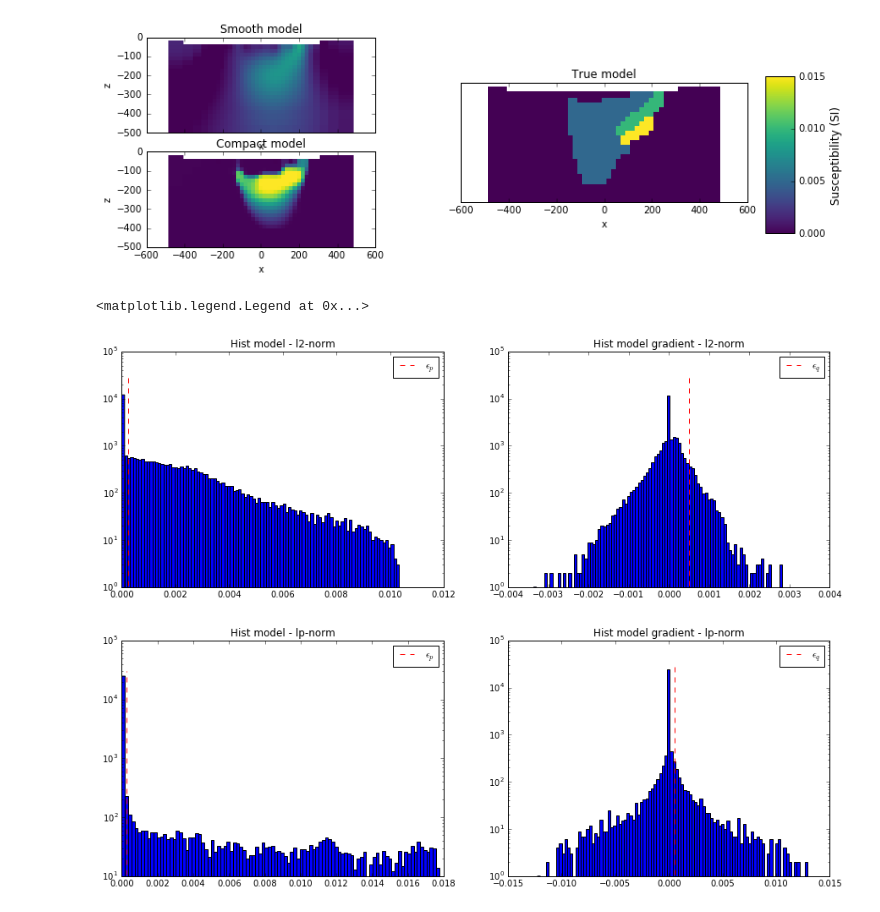
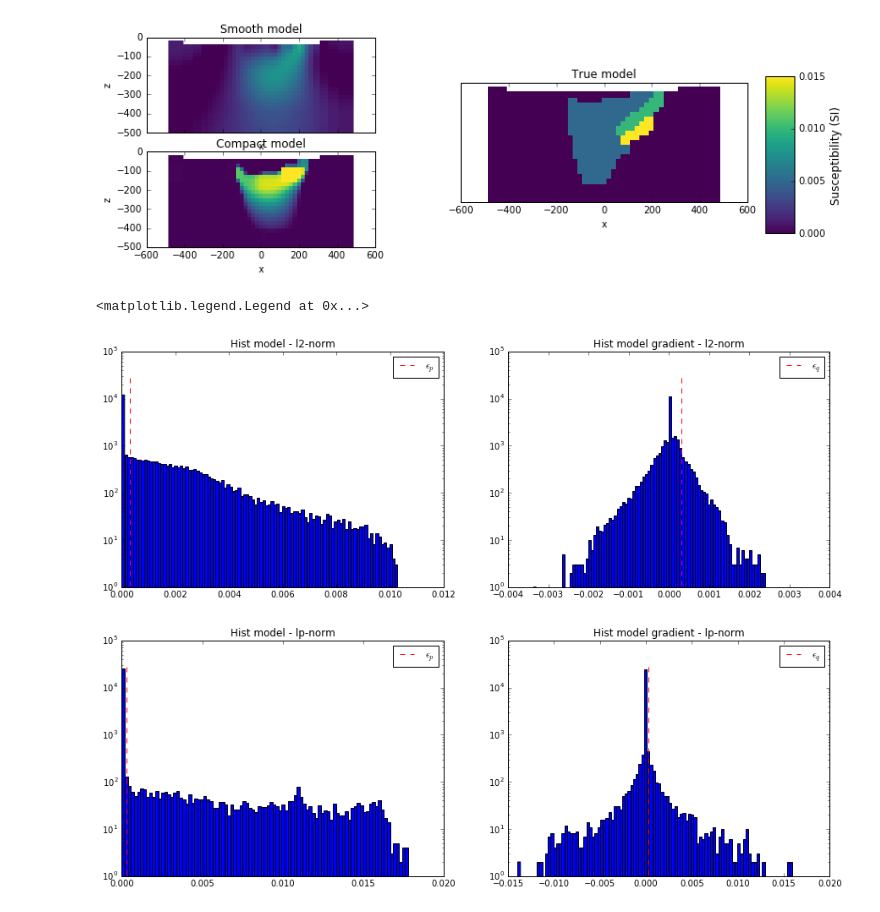
Before and after one commit to geoscixyz/computation, a Jupyter notebook: notebooks/Magnetics over TKC Final.ipynb, the cells around one changed output. Drawn from its saved outputs; the diff is of its cells as text; code cells hidden in the pictures.

```diff
--- a/notebooks/Magnetics over TKC Final.ipynb
+++ b/notebooks/Magnetics over TKC Final.ipynb
@@ -222,21 +111,15 @@ survey = PF.BaseMag.LinearSurvey(srcField)
 # %%
 # Now that we have a model and a survey we can build the linear system ...
-nactv = np.int(np.sum(actv))
-
-# Creat reduced identity map
-idenMap = Maps.IdentityMap(nP=nactv)
-
 # Create the forward model operator (the argument forwardOnly=False store the forward matrix to memory)
-prob = PF.Magnetics.Problem3D_Integral(mesh, mapping=idenMap, actInd=actv, forwardOnly=False, rtype = 'tmi')
+prob = PF.Magnetics.MagneticIntegral(mesh, mapping=idenMap, actInd=actv, forwardOnly=False, rtype = 'tmi')
 
 # Pair the survey and problem
 survey.pair(prob)
 # %%
 # Fist time that we ask for predicted data,
 # the dense matrix T is calculated.
-# This is generally the bottleneck of the integral formulation,
-# in terms of time and memory.
-d = prob.fields(model)
+# This is generally the bottleneck of the integral formulation in terms of cost
+d = prob.fields(driver.m0)
 
 # Add noise to the data and assign uncertainties
 data = d + randn(len(d)) # We add some random Gaussian noise (1nT)
@@ -246,18 +129,8 @@ survey.dobs = data
 survey.std = wd
 
 # [OPTIONAL] You can write the observations to UBC format here
-# PF.Magnetics.writeUBCobs('MAG_Synthetic_data.obs',survey,data)
-
-d2D = data.reshape(X.shape)
-dat = plt.contourf(X-xc,Y-yc, d2D,40)
-plt.gca().set_aspect('equal')
-plt.plot(X.flatten()-xc,Y.flatten()-yc,'k.', ms=2)
-plt.colorbar(dat)
-plt.xlabel("Easting (m)")
-plt.ylabel("Northing (m)")
-plt.title("Total Magnetic Intensity (nT)")
-xlim(-500, 500)
-ylim(-500, 500)
+#PF.Magnetics.writeUBCobs('MAG_Synthetic_data.obs',survey,data)
+PF.Magnetics.plot_obs_2D(survey.srcField.rxList[0].locs,d=data ,varstr='Mag Obs')
 # %% [output]
 Begin calculation of forward operator: ind
 Done 0.0 %
@@ -340,10 +211,8 @@ The whole IRLS process is implemented with a directive added to the inversion wo
 # Create distance weights from our linera forward operator
 wr = np.sum(prob.G**2.,axis=0)**0.5
 wr = ( wr/np.max(wr) )
-#wr = PF.Magnetics.get_dist_wgt(mesh, survey.srcField.rxList[0].locs, actv, 3., np.min(mesh.hx)/4.)
-#wr = wr**2. # Need to square to be included as weights
 
-reg = Regularization.Sparse(mesh, indActive = actv, mapping = idenMap)
+reg = Regularization.Sparse(mesh, indActive=actv, mapping=idenMap)
 reg.cell_weights = wr
 
 dmis = DataMisfit.l2_DataMisfit(survey)
@@ -357,11 +226,7 @@ betaest = Directives.BetaEstimate_ByEig()
 # Here is where the norms are applied
 # Use pick a treshold parameter empirically based on the distribution of model
 # parameters (run last cell to see the histogram before and after IRLS)
-eps = [2.5e-4,5e-4] # Threshold parameters to penalize different model parameters
-norms = [0,1,1,1] # Norms applies on the model and 3 gradients [p, qx, qy, qz]
-
-
-IRLS = Directives.Update_IRLS( norms=norms,  eps=eps, f_min_change = 1e-1, minGNiter=6)
+IRLS = Directives.Update_IRLS( norms=driver.lpnorms,  eps=[3e-4,3e-4], f_min_change = 1e-4, minGNiter=3)
 update_Jacobi = Directives.Update_lin_PreCond()
 inv = Inversion.BaseInversion(invProb, directiveList=[IRLS,betaest,update_Jacobi])
 
@@ -477,36 +341,36 @@ interact(slide, s=(0,34), normal=['Y','Z','X'])
 # %%
 # Lets compare the distribution of model parameters and model gradients
 plt.figure(figsize=[15,5])
 ax = plt.subplot(121)
 plt.hist(reg.l2model,100)
-plt.plot((eps[0],eps[0]),(0,mesh.nC),'r--')
+plt.plot((reg.eps_p,reg.eps_p),(0,mesh.nC),'r--')
 plt.yscale('log', nonposy='clip')
 plt.title('Hist model - l2-norm')
 plt.legend(['$\epsilon_p$'])
 
 ax = plt.subplot(122)
 plt.hist(reg.regmesh.cellDiffxStencil*reg.l2model,100)
-plt.plot((eps[1],eps[1]),(0,mesh.nC),'r--')
+plt.plot((reg.eps_q,reg.eps_q),(0,mesh.nC),'r--')
 plt.yscale('log', nonposy='clip')
 plt.title('Hist model gradient - l2-norm')
 plt.legend(['$\epsilon_q$'])
 
 # Lets look at the distribution of model parameters and model gradients
 plt.figure(figsize=[15,5])
 ax = plt.subplot(121)
 plt.hist(mrec,100)
-plt.plot((eps[0],eps[0]),(0,mesh.nC),'r--')
+plt.plot((reg.eps_p,reg.eps_p),(0,mesh.nC),'r--')
 plt.yscale('log', nonposy='clip')
 plt.title('Hist model - lp-norm')
 plt.legend(['$\epsilon_p$'])
 
 ax = plt.subplot(122)
 plt.hist(reg.regmesh.cellDiffxStencil*mrec,100)
-plt.plot((eps[1],eps[1]),(0,mesh.nC),'r--')
+plt.plot((reg.eps_q,reg.eps_q),(0,mesh.nC),'r--')
 plt.yscale('log', nonposy='clip')
 plt.title('Hist model gradient - lp-norm')
 plt.legend(['$\epsilon_q$'])
 # %% [output]
 <matplotlib.legend.Legend at 0x...>
-[figure, old version]
+[figure, new version]
-[figure, old version]
+[figure, new version]
```
Also changed, not shown: parts of 18 cells of this notebook, 10 other files.
